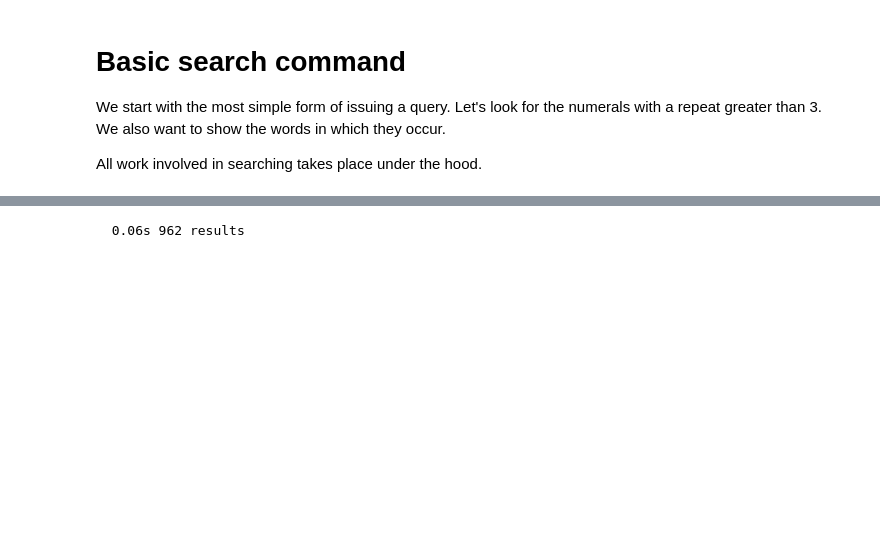
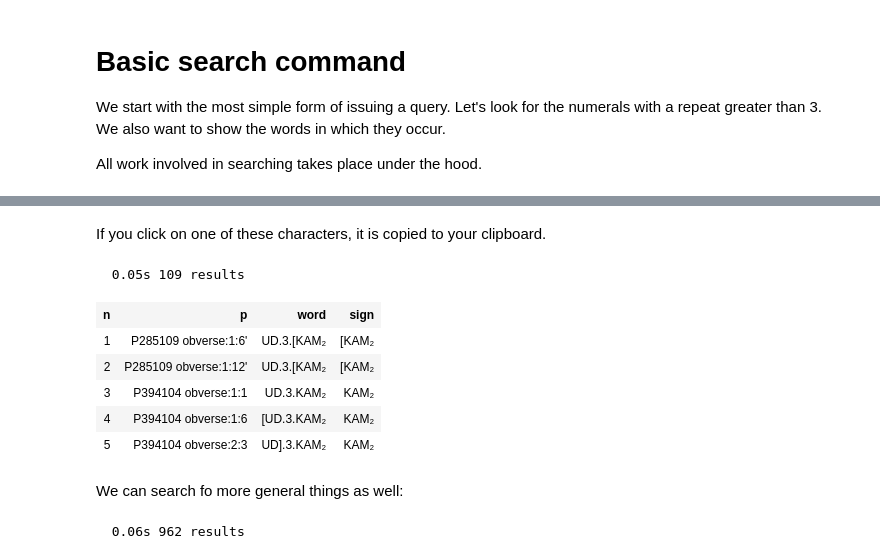
Before and after one commit to Nino-cunei/ninmed, a Jupyter notebook: tutorial/search.ipynb, the cells around one changed output, grey strips where cells are left out. Saved outputs shown, nothing was run; the diff lists cells and outputs as text; code cells hidden in the pictures; blank space fills up the shorter version.

```diff
--- a/tutorial/search.ipynb
+++ b/tutorial/search.ipynb
@@ -98,3 +122,22 @@ All work involved in searching takes place under the hood.
+# %% [markdown]
+If you click on one of these characters, it is copied to your clipboard.
+# %%
+query = """
+word
+  sign grapheme=KAM₂
+"""
+results = A.search(query)
+A.table(results, end=5)
+# %% [output]
+  0.05s 109 results
+| n | p | word | sign |
+| 1 | P285109 obverse:1:6' | UD.3.[KAM₂ | [KAM₂ |
+| 2 | P285109 obverse:1:12' | UD.3.[KAM₂ | [KAM₂ |
+| 3 | P394104 obverse:1:1 | UD.3.KAM₂ | KAM₂ |
+| 4 | P394104 obverse:1:6 | [UD.3.KAM₂ | KAM₂ |
+| 5 | P394104 obverse:2:3 | UD].3.KAM₂ | KAM₂ |
+# %% [markdown]
+We can search fo more general things as well:
 # %%
 query = """
 word
```
Also changed, not shown: parts of 4 cells of this notebook.
